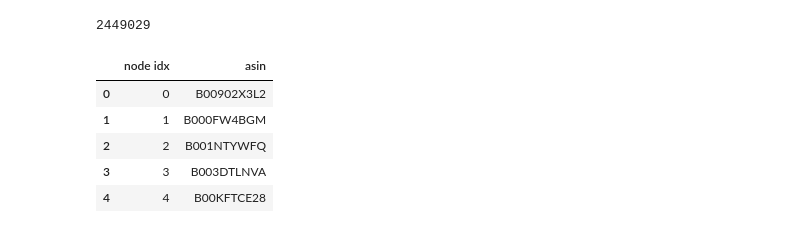
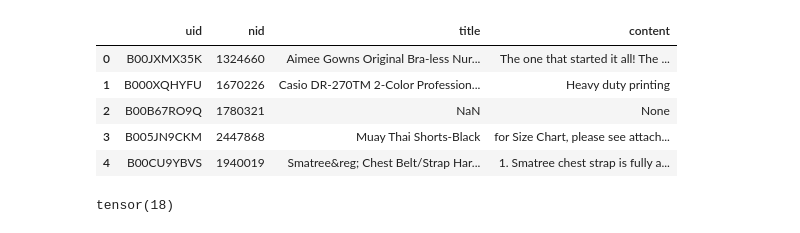
Before and after one commit to pvarshney1729/CS224W-Project, a Jupyter notebook: LM_Trainer_Products.ipynb, the cells around one changed output. Saved outputs shown, nothing was run; the diff lists cells and outputs as text; code cells hidden in the pictures.

```diff
--- a/LM_Trainer_Products.ipynb
+++ b/LM_Trainer_Products.ipynb
@@ -25,8 +72,8 @@ import evaluate
 # %%
-DATASET = "ogbn-products"
-DATASET_ROOT = "~/graph_datasets/"
-OUTPUT_ROOT = "~/graph_models/roberta_products/"
-MODEL = "roberta-base"
+DATA_ROOT='drive/Shareddrives/CS224W Project/'
+OUTPUT_ROOT = 'drive/Shareddrives/CS224W Project/'
+MODEL = "bert-base-uncased"
+MODE = 'all'
 BATCH_SIZE = 16
 NUM_EPOCHS = 2
 LR = 5e-5
@@ -71,14 +99,0 @@ labelidx2productcategeory.head()
-# %%
-# Load ASINs
-
-node2asin = pd.read_csv('~/graph_datasets/ogbn_products/mapping/nodeidx2asin.csv')
-print(len(node2asin))
-node2asin.head()
-# %% [output]
-2449029
-|  | node idx | asin |
-| 0 | 0 | B00902X3L2 |
-| 1 | 1 | B000FW4BGM |
-| 2 | 2 | B001NTYWFQ |
-| 3 | 3 | B003DTLNVA |
-| 4 | 4 | B00KFTCE28 |
@@ -99,0 +100,10 @@ with open('~/graph_datasets/ogbn_products/mapping/Amazon-3M.raw/tst.json', 'r')
+# %%
+nodeidx2productid = pd.read_csv(DATA_ROOT+'ogbn-products_subset.csv')
+nodeidx2productid.head()
+# %% [output]
+|  | uid | nid | title | content |
+| 0 | B00JXMX35K | 1324660 | Aimee Gowns Original Bra-less Nur... | The one that started it all! The ... |
+| 1 | B000XQHYFU | 1670226 | Casio DR-270TM 2-Color Profession... | Heavy duty printing |
+| 2 | B00B67RO9Q | 1780321 | NaN | None |
+| 3 | B005JN9CKM | 2447868 | Muay Thai Shorts-Black | for Size Chart, please see attach... |
+| 4 | B00CU9YBVS | 1940019 | Smatree&reg; Chest Belt/Strap Har... | 1. Smatree chest strap is fully a... |
@@ -100,3 +119,7 @@ with open('~/graph_datasets/ogbn_products/mapping/Amazon-3M.raw/tst.json', 'r')
+# %%
+data.y[1][0]
+# %% [output]
+tensor(18)
 # %%
 # Dataset Creation
 
```
Also changed, not shown: parts of 34 cells of this notebook, 10 other files.
